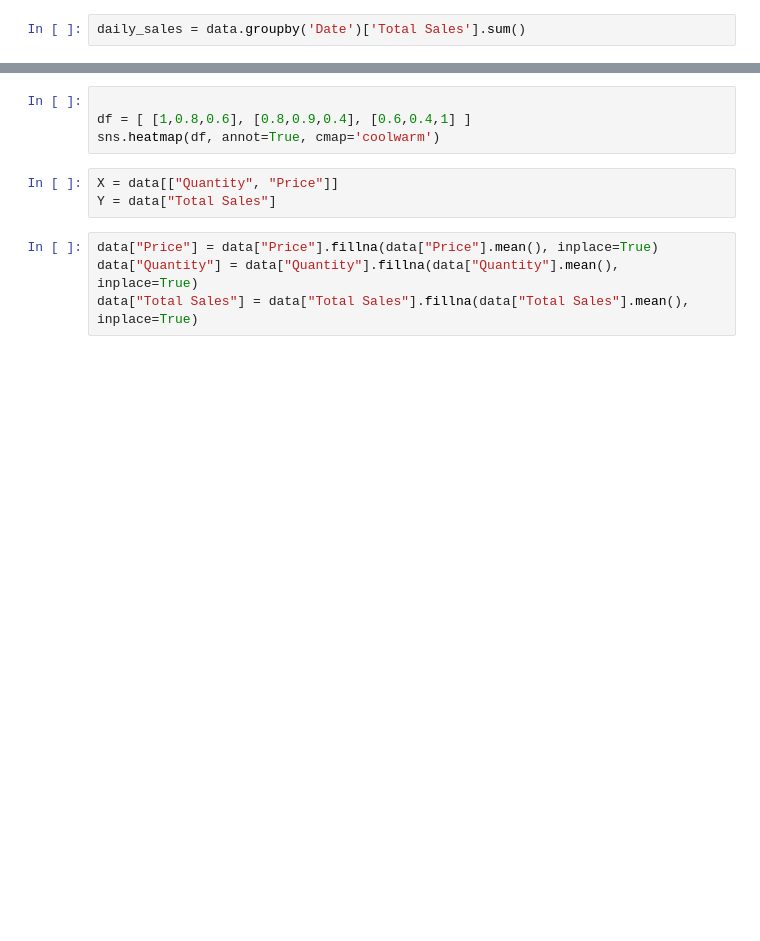
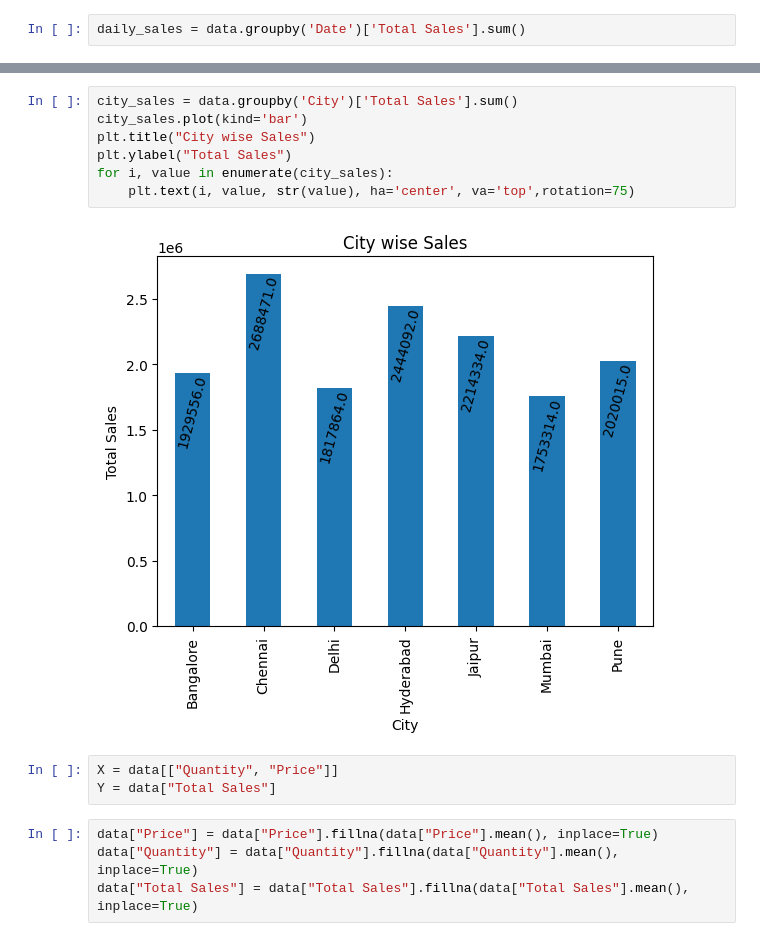
Before and after one commit to therohitnagar15/E-Commerce-Data-Prediction, a Jupyter notebook: Initial.ipynb, the cells around one changed output, grey strips where cells are left out. Cells and saved outputs as stored; diff of their text form; blank space fills up the shorter version.

```diff
--- a/Initial.ipynb
+++ b/Initial.ipynb
@@ -70,7 +102,12 @@ plt.ylabel("Total Sales")
-# %%
-
-df = [ [1,0.8,0.6], [0.8,0.9,0.4], [0.6,0.4,1] ]
-sns.heatmap(df, annot=True, cmap='coolwarm')
+# %%
+city_sales = data.groupby('City')['Total Sales'].sum()
+city_sales.plot(kind='bar')
+plt.title("City wise Sales")
+plt.ylabel("Total Sales")
+for i, value in enumerate(city_sales):
+    plt.text(i, value, str(value), ha='center', va='top',rotation=75)
+# %% [output]
+[figure, added]
 # %%
 X = data[["Quantity", "Price"]]
 Y = data["Total Sales"]
```
Also changed, not shown: parts of 14 cells of this notebook, 1 other file.
